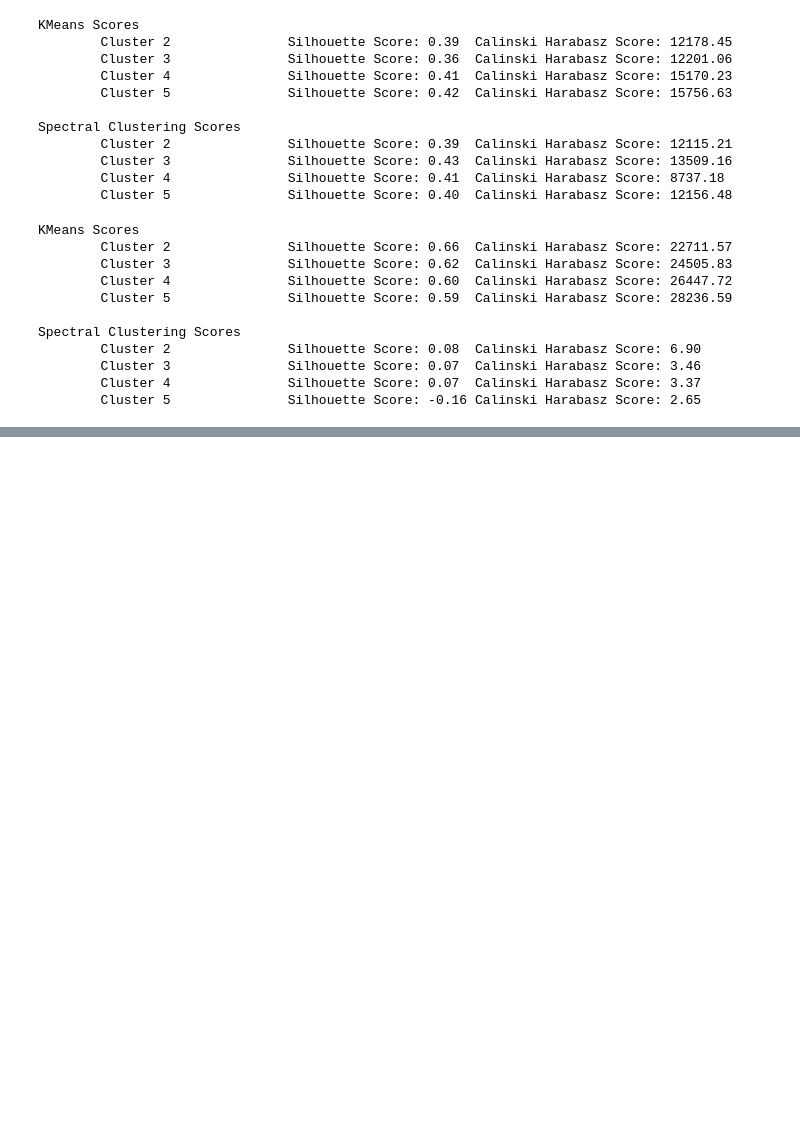
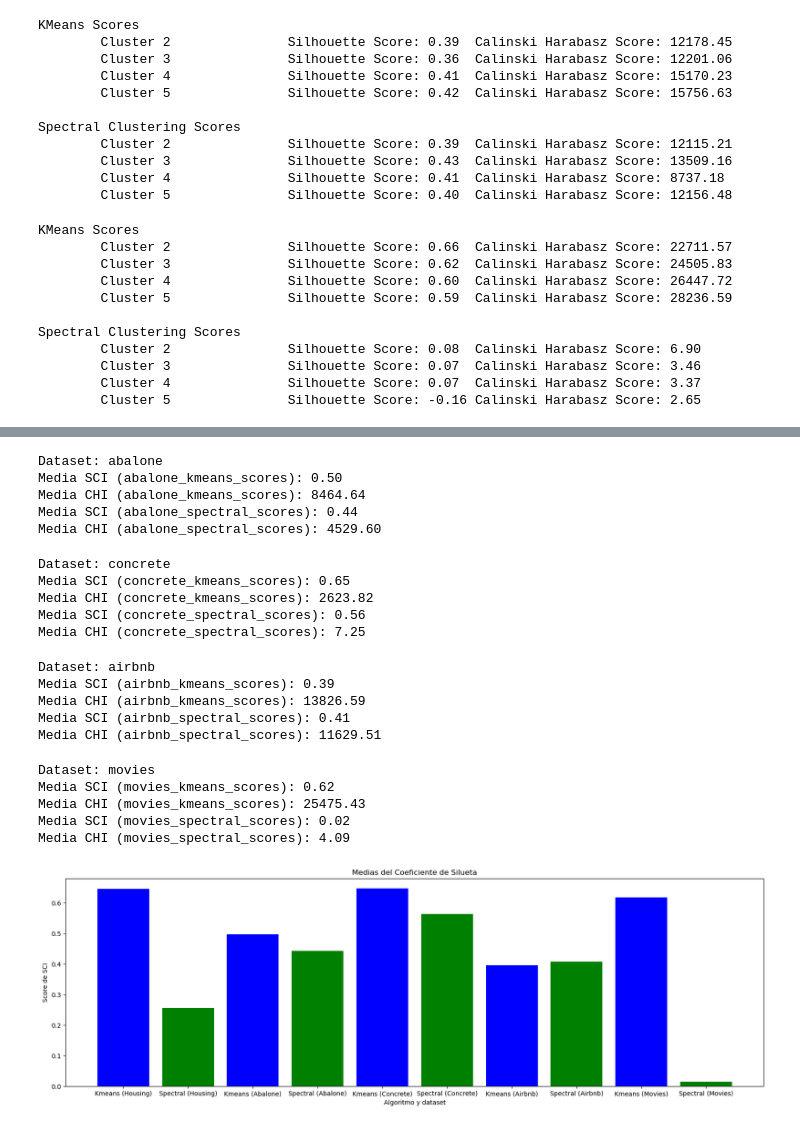
Before and after one commit to RomAbreu/proyecto-metodologia, a Jupyter notebook: proyecto.ipynb, the cells around one changed output, grey strips where cells are left out. Cells and saved outputs as stored; diff of their text form; code cells hidden in the pictures; blank space fills up the shorter version.

```diff
--- a/proyecto.ipynb
+++ b/proyecto.ipynb
@@ -353,0 +424,80 @@ Spectral Clustering Scores
+# %%
+abalone_kmeans_sci_media = get_media(abalone_kmeans_scores['SCI'])
+abalone_kmeans_chi_media = get_media(abalone_kmeans_scores['CHI'])
+abalone_spectral_sci_media = get_media(abalone_spectral_scores['SCI'])
+abalone_spectral_chi_media = get_media(abalone_spectral_scores['CHI'])
+
+print("Dataset: abalone")
+print(f"Media SCI (abalone_kmeans_scores): {abalone_kmeans_sci_media:.2f}")
+print(f"Media CHI (abalone_kmeans_scores): {abalone_kmeans_chi_media:.2f}")
+print(f"Media SCI (abalone_spectral_scores): {abalone_spectral_sci_media:.2f}")
+print(f"Media CHI (abalone_spectral_scores): {abalone_spectral_chi_media:.2f}")
+# %% [output]
+Dataset: abalone
+Media SCI (abalone_kmeans_scores): 0.50
+Media CHI (abalone_kmeans_scores): 8464.64
+Media SCI (abalone_spectral_scores): 0.44
+Media CHI (abalone_spectral_scores): 4529.60
+# %%
+concrete_kmeans_sci_media = get_media(concrete_kmeans_scores['SCI'])
+concrete_kmeans_chi_media = get_media(concrete_kmeans_scores['CHI'])
+concrete_spectral_sci_media = get_media(concrete_spectral_scores['SCI'])
+concrete_spectral_chi_media = get_media(concrete_spectral_scores['CHI'])
+
+print("Dataset: concrete")
+print(f"Media SCI (concrete_kmeans_scores): {concrete_kmeans_sci_media:.2f}")
+print(f"Media CHI (concrete_kmeans_scores): {concrete_kmeans_chi_media:.2f}")
+print(f"Media SCI (concrete_spectral_scores): {concrete_spectral_sci_media:.2f}")
+print(f"Media CHI (concrete_spectral_scores): {concrete_spectral_chi_media:.2f}")
+# %% [output]
+Dataset: concrete
+Media SCI (concrete_kmeans_scores): 0.65
+Media CHI (concrete_kmeans_scores): 2623.82
+Media SCI (concrete_spectral_scores): 0.56
+Media CHI (concrete_spectral_scores): 7.25
+# %%
+airbnb_kmeans_sci_media = get_media(airbnb_kmeans_scores['SCI'])
+airbnb_kmeans_chi_media = get_media(airbnb_kmeans_scores['CHI'])
+airbnb_spectral_sci_media = get_media(airbnb_spectral_scores['SCI'])
+airbnb_spectral_chi_media = get_media(airbnb_spectral_scores['CHI'])
+
+print("Dataset: airbnb")
+print(f"Media SCI (airbnb_kmeans_scores): {airbnb_kmeans_sci_media:.2f}")
+print(f"Media CHI (airbnb_kmeans_scores): {airbnb_kmeans_chi_media:.2f}")
+print(f"Media SCI (airbnb_spectral_scores): {airbnb_spectral_sci_media:.2f}")
+print(f"Media CHI (airbnb_spectral_scores): {airbnb_spectral_chi_media:.2f}")
+# %% [output]
+Dataset: airbnb
+Media SCI (airbnb_kmeans_scores): 0.39
+Media CHI (airbnb_kmeans_scores): 13826.59
+Media SCI (airbnb_spectral_scores): 0.41
+Media CHI (airbnb_spectral_scores): 11629.51
+# %%
+movies_kmeans_sci_media = get_media(movies_kmeans_scores['SCI'])
+movies_kmeans_chi_media = get_media(movies_kmeans_scores['CHI'])
+movies_spectral_sci_media = get_media(movies_spectral_scores['SCI'])
+movies_spectral_chi_media = get_media(movies_spectral_scores['CHI'])
+
+print("Dataset: movies")
+print(f"Media SCI (movies_kmeans_scores): {movies_kmeans_sci_media:.2f}")
+print(f"Media CHI (movies_kmeans_scores): {movies_kmeans_chi_media:.2f}")
+print(f"Media SCI (movies_spectral_scores): {movies_spectral_sci_media:.2f}")
+print(f"Media CHI (movies_spectral_scores): {movies_spectral_chi_media:.2f}")
+# %% [output]
+Dataset: movies
+Media SCI (movies_kmeans_scores): 0.62
+Media CHI (movies_kmeans_scores): 25475.43
+Media SCI (movies_spectral_scores): 0.02
+Media CHI (movies_spectral_scores): 4.09
+# %%
+models = ['Kmeans (Housing)', 'Spectral (Housing)', 'Kmeans (Abalone)', 'Spectral (Abalone)', 'Kmeans (Concrete)', 'Spectral (Concrete)', 'Kmeans (Airbnb)', 'Spectral (Airbnb)', 'Kmeans (Movies)', 'Spectral (Movies)']
+medias_sci = [housing_kmeans_sci_media, housing_spectral_sci_media, abalone_kmeans_sci_media, abalone_spectral_sci_media, concrete_kmeans_sci_media, concrete_spectral_sci_media, airbnb_kmeans_sci_media, airbnb_spectral_sci_media, movies_kmeans_sci_media, movies_spectral_sci_media]
+plt.figure(figsize=(20, 6))
+colors = ['blue' if 'Kmeans' in model else 'green' for model in models]
+plt.bar(models, medias_sci, color=colors)
+plt.title('Medias del Coeficiente de Silueta')
+plt.xlabel('Algoritmo y dataset')
+plt.ylabel('Score de SCI')
+plt.show()
+# %% [output]
+[figure, added]
```
Also changed, not shown: parts of 4 cells of this notebook, 1 other file.
